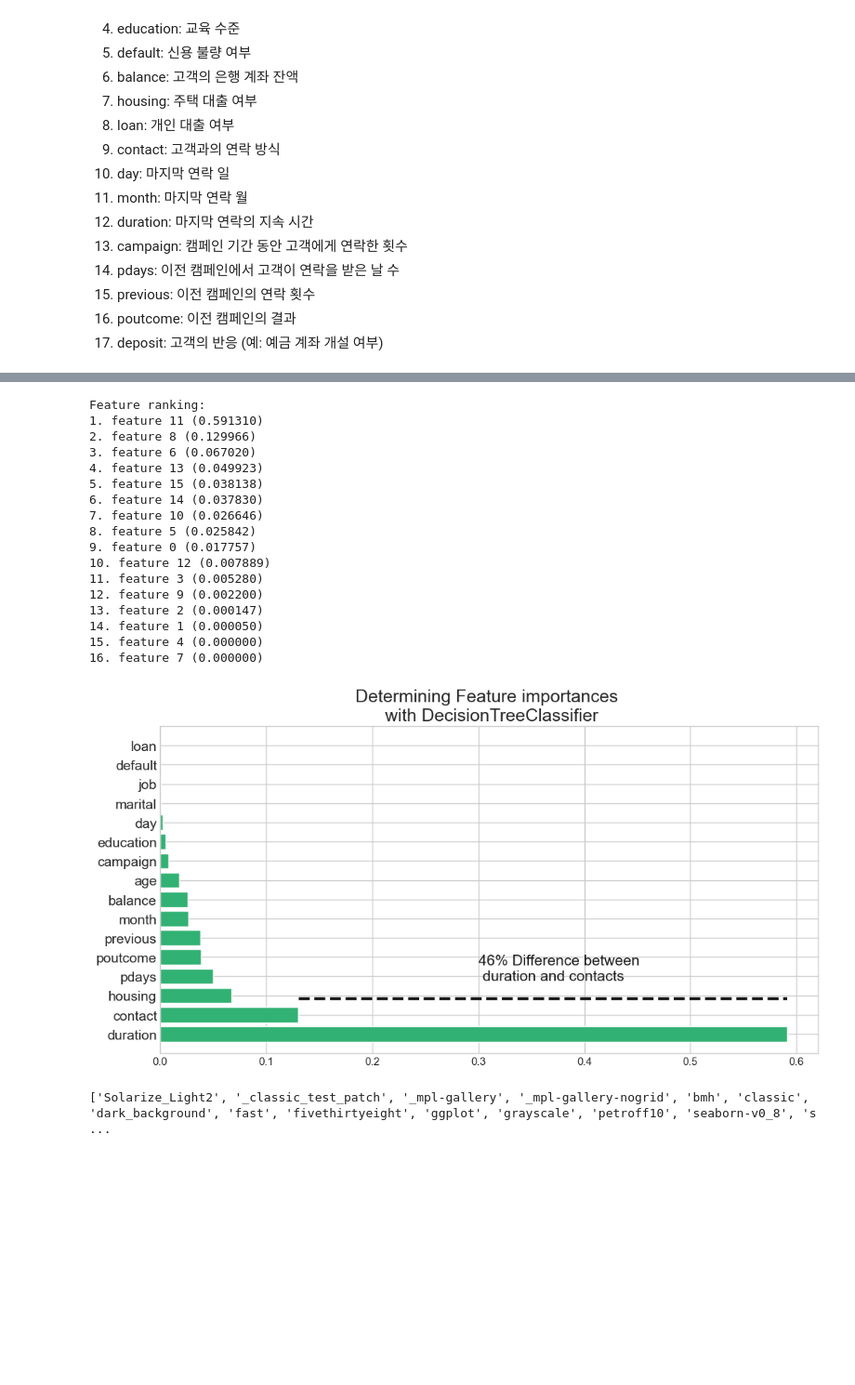
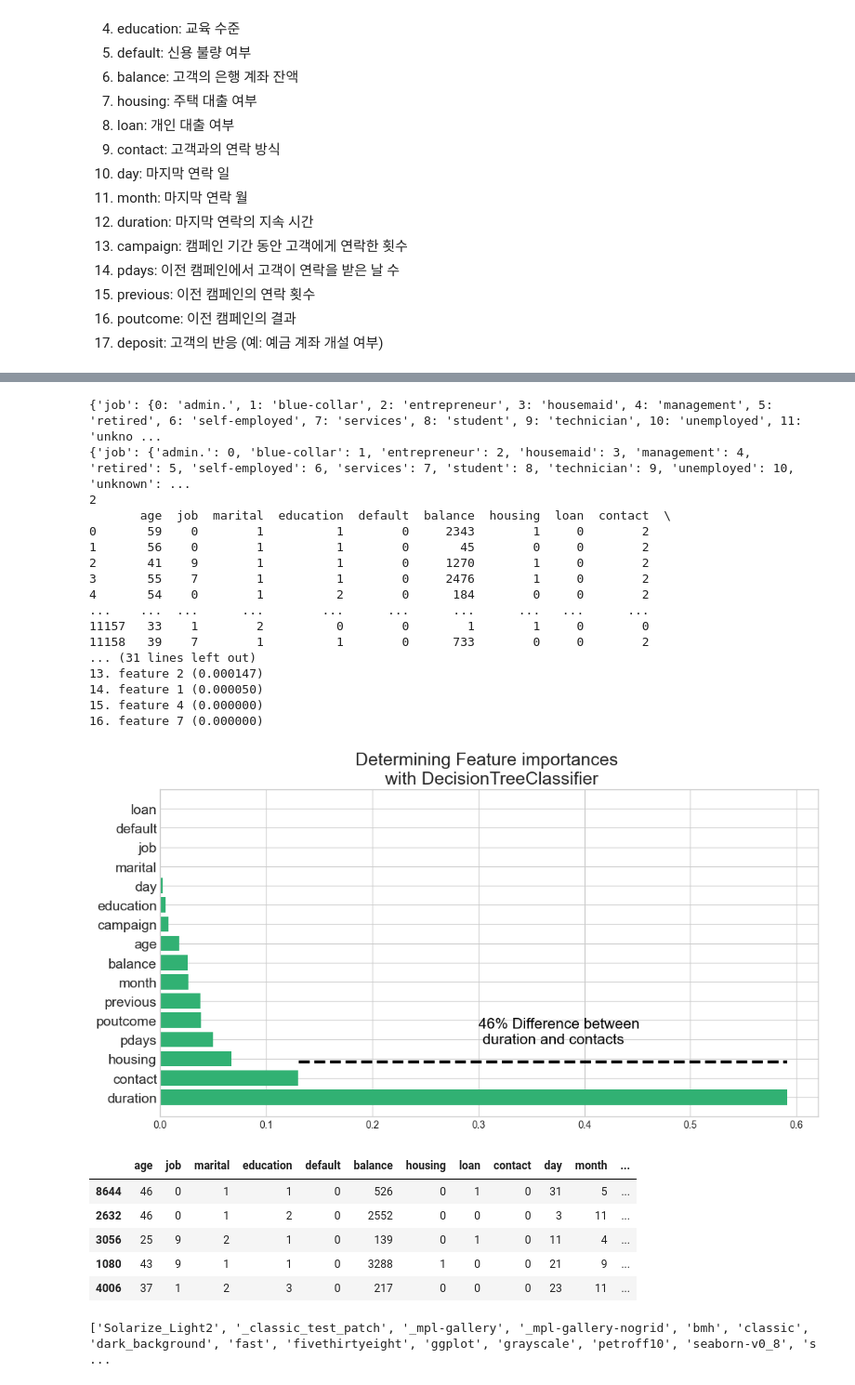
Before and after one commit to stjdans/bank_marketting, a Jupyter notebook: bank_marketing_v01.ipynb, the cells around one changed output, grey strips where cells are left out. Shown at 93% size. Saved outputs shown, nothing was run; the diff lists cells and outputs as text; code cells hidden in the pictures; blank space fills up the shorter version.

```diff
--- a/bank_marketing_v01.ipynb
+++ b/bank_marketing_v01.ipynb
@@ -1345,18 +1094,45 @@ import matplotlib.pyplot as plt
 from sklearn import tree
 from sklearn.model_selection import train_test_split
 from sklearn.tree import DecisionTreeClassifier
+from sklearn.preprocessing import LabelEncoder
 plt.style.use('seaborn-v0_8-whitegrid')
 
 # Convert the columns into categorical variables
-term_deposits['job'] = term_deposits['job'].astype('category').cat.codes
-term_deposits['marital'] = term_deposits['marital'].astype('category').cat.codes
-term_deposits['education'] = term_deposits['education'].astype('category').cat.codes
-term_deposits['contact'] = term_deposits['contact'].astype('category').cat.codes
-term_deposits['poutcome'] = term_deposits['poutcome'].astype('category').cat.codes
-term_deposits['month'] = term_deposits['month'].astype('category').cat.codes
-term_deposits['default'] = term_deposits['default'].astype('category').cat.codes
-term_deposits['loan'] = term_deposits['loan'].astype('category').cat.codes
-term_deposits['housing'] = term_deposits['housing'].astype('category').cat.codes
+# term_deposits['job'] = term_deposits['job'].astype('category').cat.codes
+# term_deposits['marital'] = term_deposits['marital'].astype('category').cat.codes
+# term_deposits['education'] = term_deposits['education'].astype('category').cat.codes
+# term_deposits['contact'] = term_deposits['contact'].astype('category').cat.codes
+# term_deposits['poutcome'] = term_deposits['poutcome'].astype('category').cat.codes
+# term_deposits['month'] = term_deposits['month'].astype('category').cat.codes
+# term_deposits['default'] = term_deposits['default'].astype('category').cat.codes
+# term_deposits['loan'] = term_deposits['loan'].astype('category').cat.codes
+# term_deposits['housing'] = term_deposits['housing'].astype('category').cat.codes
+
+
+label_class = {}
+label_index = {}
+for col in df:
+    if df[col].dtype == 'object':
+        unique = df[col].unique()
+        label_class[col] = {i: v for i, v in enumerate(sorted(df[col].unique()))}
+        label_index[col] = {v: i for i, v in enumerate(sorted(df[col].unique()))}
+
+print(label_class)
+print(label_index)
+
+print(label_index['job']['entrepreneur'])
+
+term_deposits['job'] = term_deposits['job'].map(label_index['job'])
+term_deposits['marital'] = term_deposits['marital'].map(label_index['marital'])
+term_deposits['education'] = term_deposits['education'].map(label_index['education'])
+term_deposits['contact'] = term_deposits['contact'].map(label_index['contact'])
+term_deposits['poutcome'] = term_deposits['poutcome'].map(label_index['poutcome'])
+term_deposits['month'] = term_deposits['month'].map(label_index['month'])
+term_deposits['default'] = term_deposits['default'].map(label_index['default'])
+term_deposits['loan'] = term_deposits['loan'].map(label_index['loan'])
+term_deposits['housing'] = term_deposits['housing'].map(label_index['housing'])
+
+print(term_deposits)
 
 # Let's create new splittings like before but now we modified the data so we need to do it one more time.
 # Create train and test splits
@@ -1399,24 +1175,33 @@ def feature_importance_graph(indices, importances, feature_names):
 feature_importance_graph(indices, importances, feature_names)
 plt.show()
 # %% [output]
-Feature ranking:
-1. feature 11 (0.591310)
-2. feature 8 (0.129966)
-3. feature 6 (0.067020)
-4. feature 13 (0.049923)
-5. feature 15 (0.038138)
-6. feature 14 (0.037830)
-7. feature 10 (0.026646)
-8. feature 5 (0.025842)
-9. feature 0 (0.017757)
-10. feature 12 (0.007889)
-11. feature 3 (0.005280)
-12. feature 9 (0.002200)
+{'job': {0: 'admin.', 1: 'blue-collar', 2: 'entrepreneur', 3: 'housemaid', 4: 'management', 5: 'retired', 6: 'self-employed', 7: 'services', 8: 'student', 9: 'technician', 10: 'unemployed', 11: 'unkno ...
+{'job': {'admin.': 0, 'blue-collar': 1, 'entrepreneur': 2, 'housemaid': 3, 'management': 4, 'retired': 5, 'self-employed': 6, 'services': 7, 'student': 8, 'technician': 9, 'unemployed': 10, 'unknown': ...
+2
+       age  job  marital  education  default  balance  housing  loan  contact  \
+0       59    0        1          1        0     2343        1     0        2
+1       56    0        1          1        0       45        0     0        2
+2       41    9        1          1        0     1270        1     0        2
+3       55    7        1          1        0     2476        1     0        2
+4       54    0        1          2        0      184        0     0        2
+...    ...  ...      ...        ...      ...      ...      ...   ...      ...
+11157   33    1        2          0        0        1        1     0        0
+11158   39    7        1          1        0      733        0     0        2
+... (31 lines left out)
 13. feature 2 (0.000147)
 14. feature 1 (0.000050)
 15. feature 4 (0.000000)
 16. feature 7 (0.000000)
 [figure]
+# %%
+X_train.head()
+# %% [output]
+|  | age | job | marital | education | default | balance | housing | loan | contact | day | month | ... |
+| 8644 | 46 | 0 | 1 | 1 | 0 | 526 | 0 | 1 | 0 | 31 | 5 | ... |
+| 2632 | 46 | 0 | 1 | 2 | 0 | 2552 | 0 | 0 | 0 | 3 | 11 | ... |
+| 3056 | 25 | 9 | 2 | 1 | 0 | 139 | 0 | 1 | 0 | 11 | 4 | ... |
+| 1080 | 43 | 9 | 1 | 1 | 0 | 3288 | 1 | 0 | 0 | 21 | 9 | ... |
+| 4006 | 37 | 1 | 2 | 3 | 0 | 217 | 0 | 0 | 0 | 23 | 11 | ... |
 # %%
 import matplotlib.pyplot as plt
 print(plt.style.available)
```
Also changed, not shown: parts of 80 cells of this notebook, 28 other files.
